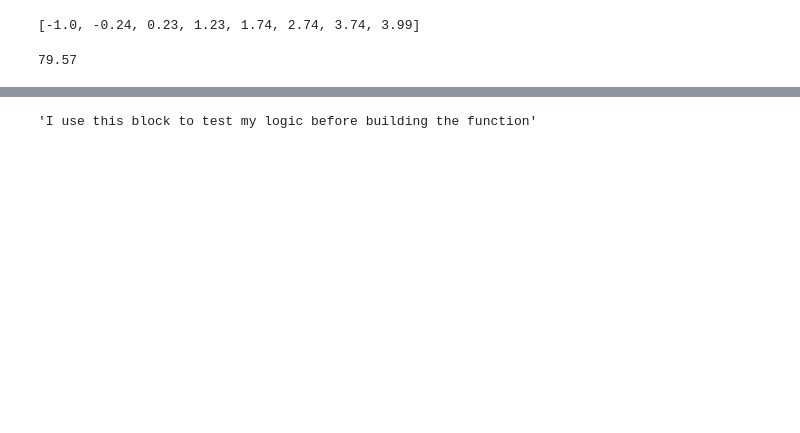
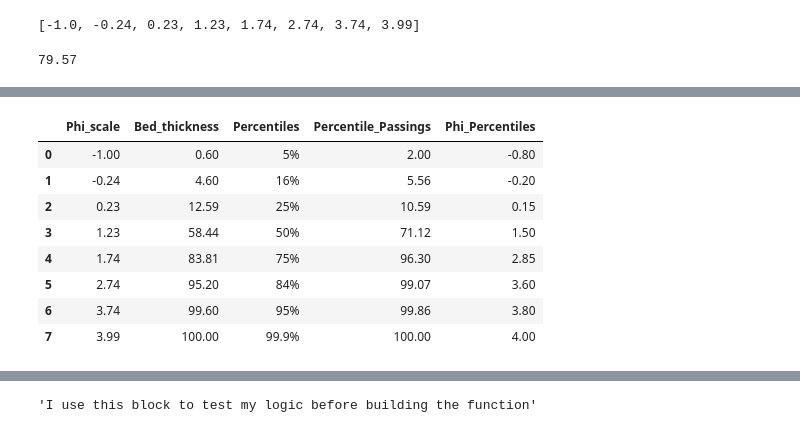
Before and after one commit to philip-kio/SediPack-Notebook, a Jupyter notebook: Project_Notebook.ipynb, the cells around one changed output, grey strips where cells are left out. Saved outputs shown, nothing was run; the diff lists cells and outputs as text; code cells hidden in the pictures; blank space fills up the shorter version.

```diff
--- a/Project_Notebook.ipynb
+++ b/Project_Notebook.ipynb
@@ -162,7 +173,9 @@ x6,z6,q6=percentiles(uturu_cum_bed_A)
 # %%
-bed_A= Data_Frame(q6,phi,uturu_cum_bed_A)
-bed_B= Data_Frame(q5,phi,uturu_cum_bed_B)
-bed_D= Data_Frame(q4,phi,uturu_cum_bed_D)
-bed_E= Data_Frame(q3,phi,uturu_cum_bed_E)
-bed_G= Data_Frame(q2,phi,uturu_cum_bed_G)
-bed_H= Data_Frame(q1,phi,uturu_cum_bed_H)
+uturu_bed_A= Data_Frame(q6,phi,uturu_cum_bed_A)
+uturu_bed_B= Data_Frame(q5,phi,uturu_cum_bed_B)
+uturu_bed_D= Data_Frame(q4,phi,uturu_cum_bed_D)
+uturu_bed_E= Data_Frame(q3,phi,uturu_cum_bed_E)
+uturu_bed_G= Data_Frame(q2,phi,uturu_cum_bed_G)
+uturu_bed_H= Data_Frame(q1,phi,uturu_cum_bed_H)
+
+uturu_bed_E
@@ -226,0 +309,12 @@ bed_D= Data_Frame(q1,phi,Amasiri_D)
+# %%
+uturu_bed_H
+# %% [output]
+|  | Phi_scale | Bed_thickness | Percentiles | Percentile_Passings | Phi_Percentiles |
+| 0 | -1.00 | 0.60 | 5% | 2.00 | -0.80 |
+| 1 | -0.24 | 4.60 | 16% | 5.56 | -0.20 |
+| 2 | 0.23 | 12.59 | 25% | 10.59 | 0.15 |
+| 3 | 1.23 | 58.44 | 50% | 71.12 | 1.50 |
+| 4 | 1.74 | 83.81 | 75% | 96.30 | 2.85 |
+| 5 | 2.74 | 95.20 | 84% | 99.07 | 3.60 |
+| 6 | 3.74 | 99.60 | 95% | 99.86 | 3.80 |
+| 7 | 3.99 | 100.00 | 99.9% | 100.00 | 4.00 |
```
Also changed, not shown: parts of 74 cells of this notebook.
